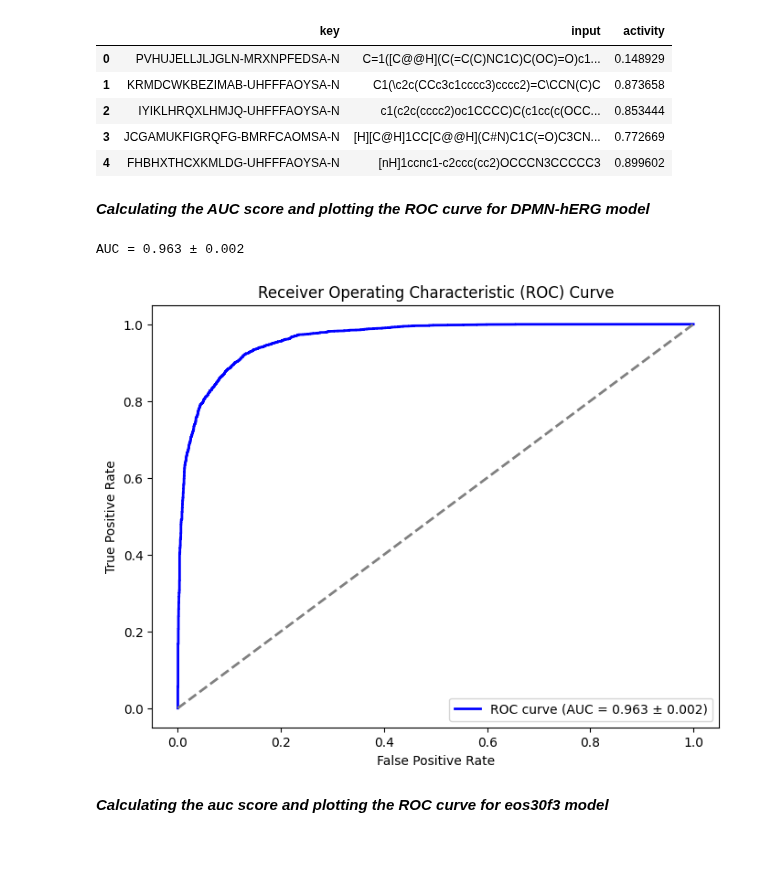
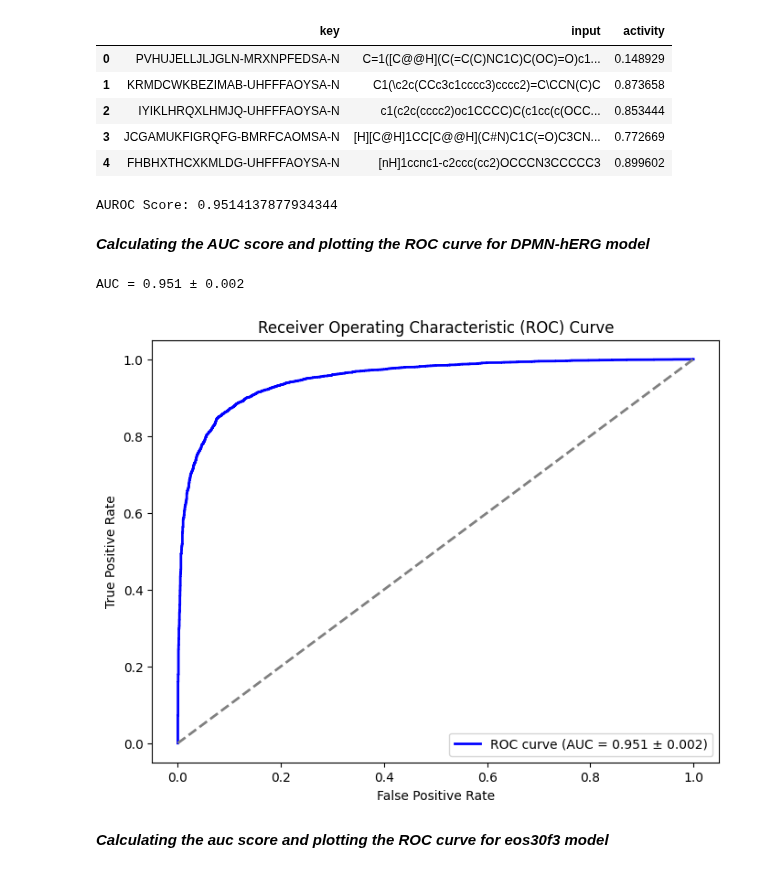
Before and after one commit to Malikbadmus/model-validation-eos30f3, a Jupyter notebook: notebooks/01_model_reproducibility.ipynb, the cells around one changed output. Saved outputs shown, nothing was run; the diff lists cells and outputs as text; code cells hidden in the pictures.

```diff
--- a/notebooks/01_model_reproducibility.ipynb
+++ b/notebooks/01_model_reproducibility.ipynb
@@ -47,7 +47,7 @@ memory usage: 431.6+ KB
 # %% [markdown]
 ***Predictions were run both on DPMN-hERG Model and eos30f3 Model, the prediction result for both model was saved in data/Model_predictions***
 # %%
-DPMN_hERG_predictions = pd.read_csv(os.path.join(DATAPATH, "Model_predictions", "chem_pred.csv"))
+DPMN_hERG_predictions = pd.read_csv(os.path.join(DATAPATH, "Model_predictions", "chem_preds.csv"))
 
 eos30f3_hERG_predictions = pd.read_csv(os.path.join(DATAPATH, "Model_predictions", "eos30f3_predictions.csv"))
 # %%
@@ -68,38 +68,44 @@ eos30f3_hERG_predictions.head()
 | 2 | IYIKLHRQXLHMJQ-UHFFFAOYSA-N | c1(c2c(cccc2)oc1CCCC)C(c1cc(c(OCC... | 0.853444 |
 | 3 | JCGAMUKFIGRQFG-BMRFCAOMSA-N | [H][C@H]1CC[C@@H](C#N)C1C(=O)C3CN... | 0.772669 |
 | 4 | FHBHXTHCXKMLDG-UHFFFAOYSA-N | [nH]1ccnc1-c2ccc(cc2)OCCCN3CCCCC3 | 0.899602 |
+# %%
+auroc = roc_auc_score(Original_data['X10'], DPMN_hERG_predictions['X10'])
+
+print("AUROC Score:", auroc)
+# %% [output]
+AUROC Score: 0.9514137877934344
 # %% [markdown]
 ***Calculating the AUC score and plotting the ROC curve for DPMN-hERG model***
 # %%
 from sklearn.metrics import roc_curve, roc_auc_score
 import numpy as np
 
 # Calculating  ROC curve and AUC
 fpr, tpr, thresholds = roc_curve(Original_data['X10'], DPMN_hERG_predictions['X10'])
 auc = roc_auc_score(Original_data['X10'], DPMN_hERG_predictions['X10'])
 
 # Calculating bootstrapped AUC values
-n_bootstraps = 1000
+n_bootstraps = 2000
 auc_values = np.zeros(n_bootstraps)
 for i in range(n_bootstraps):
     indices = np.random.choice(len(Original_data['X10']), len(Original_data['X10']), replace=True)
     auc_values[i] = roc_auc_score(Original_data['X10'].iloc[indices], DPMN_hERG_predictions['X10'].iloc[indices])
 
 # Compute standard error
 auc_std_error = np.std(auc_values)
 print(f"AUC = {auc:.3f} ± {auc_std_error:.3f}")
 
 plt.figure(figsize=(8, 6))
 plt.plot(fpr, tpr, color='blue', lw=2, label=f'ROC curve (AUC = {auc:.3f} ± {auc_std_error:.3f})')
 plt.plot([0, 1], [0, 1], color='gray', linestyle='--', lw=2)
 plt.xlabel('False Positive Rate')
 plt.ylabel('True Positive Rate')
 plt.title('Receiver Operating Characteristic (ROC) Curve')
 plt.legend(loc='lower right')
 plt.show()
 # %% [output]
-AUC = 0.963 ± 0.002
+AUC = 0.951 ± 0.002
-[figure, old version]
+[figure, new version]
 # %% [markdown]
 ***Calculating the auc score and plotting the ROC curve for eos30f3 model***
 # %%
```
Also changed, not shown: parts of 2 cells of this notebook, 3 other files.
